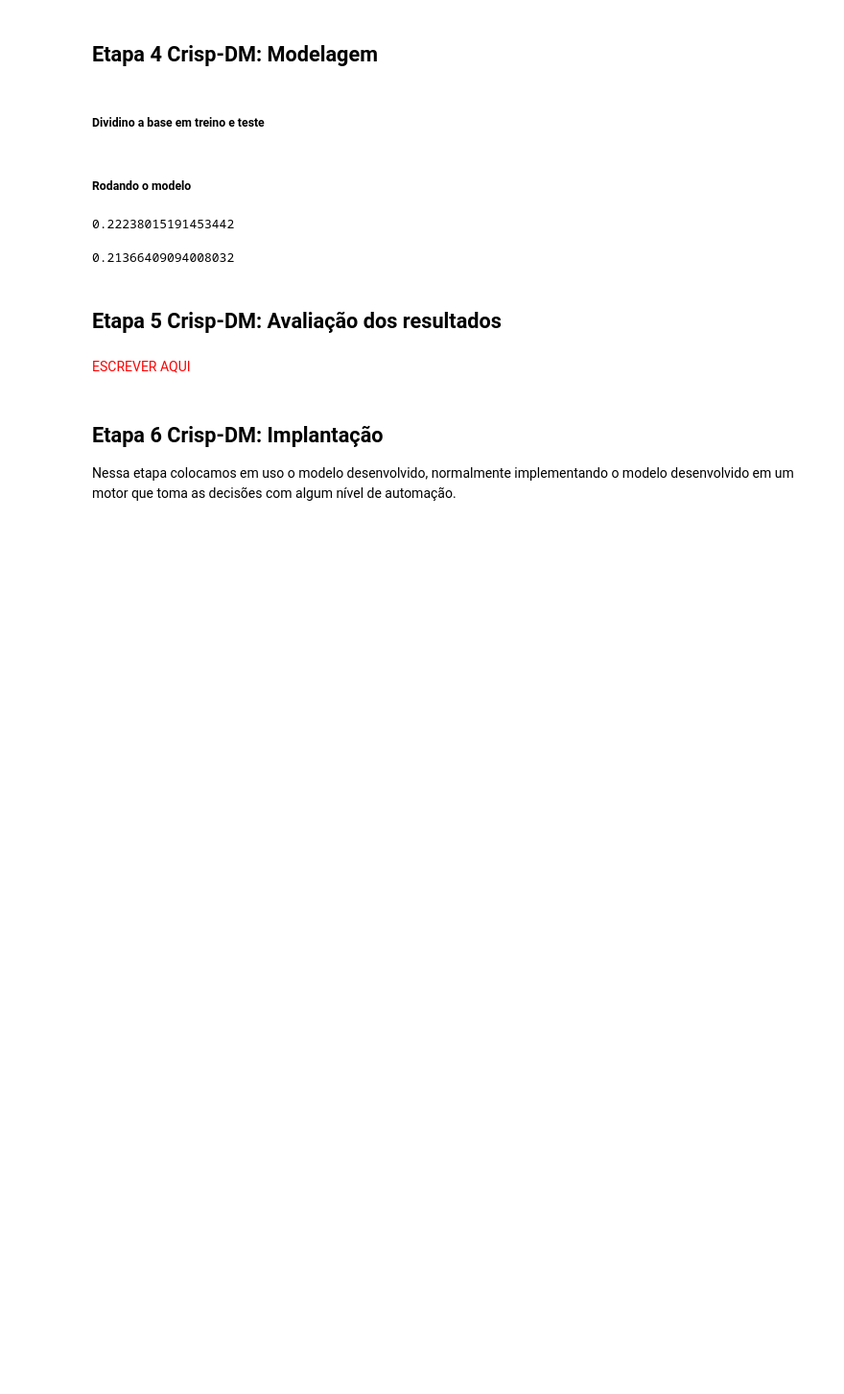
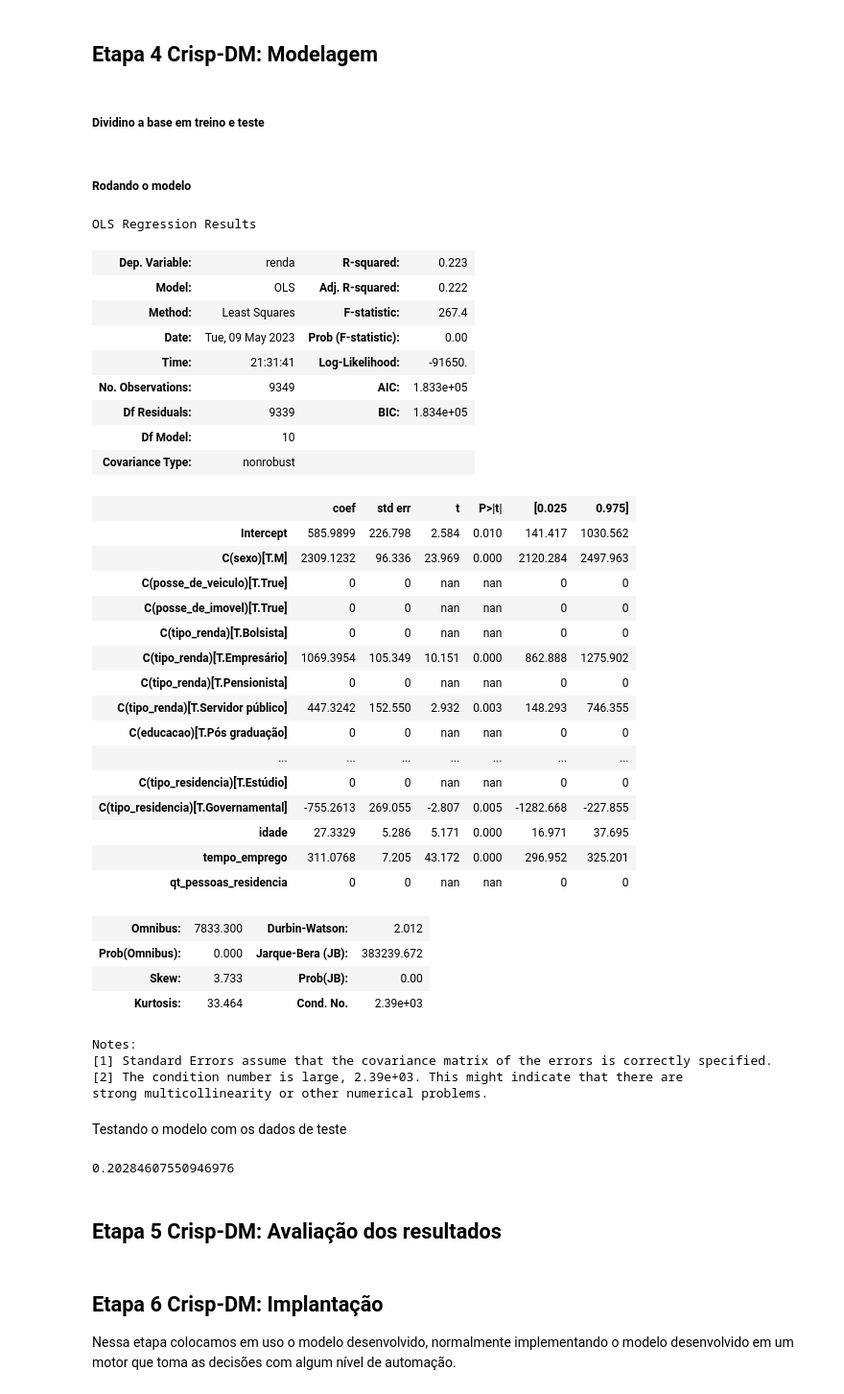
Before and after one commit to daviNGL/EBAC-projeto-previsao-de-renda, a Jupyter notebook: projeto.ipynb, the cells around one changed output. Shown at 96% size. Drawn from its saved outputs; the diff is of its cells as text; code cells hidden in the pictures; blank space fills up the shorter version.

Commit message:
Criação do modelo com o fit_regularized()

```diff
--- a/projeto.ipynb
+++ b/projeto.ipynb
@@ -391,7 +369,0 @@ def normalizar_coluna(df: pd.DataFrame, nome_coluna: str) -> pd.Series:
-# %%
-df_tratado['qtd_filhos'] = normalizar_coluna(df_tratado, 'qtd_filhos')
-df_tratado['idade'] = normalizar_coluna(df_tratado, 'idade')
-df_tratado['tempo_emprego'] = normalizar_coluna(df_tratado, 'tempo_emprego')
-df_tratado['qt_pessoas_residencia'] = normalizar_coluna(df_tratado, 'qt_pessoas_residencia')
-
-df_tratado.select_dtypes('number')
@@ -435,20 +391,58 @@ y_matriz, x_matriz = patsy.dmatrices(formula_modelo, df_tratado, return_type='da
 x_treino, x_teste, y_treino, y_teste = train_test_split(x_matriz, y_matriz, train_size=0.75)
 # %% [markdown]
 ##### Rodando o modelo
-# %%
-modelo = stm.OLS(y_treino, x_treino).fit()
-
-r2_score(y_treino, modelo.predict(x_treino))
-# %% [output]
-0.22238015191453442
+# %%
+modelo = stm.OLS(y_treino, x_treino).fit_regularized(method = 'elastic_net',
+                                                               refit = True,
+                                                               L1_wt = 1,
+                                                               alpha = 14)
+
+modelo.summary()
+# %% [output]
+OLS Regression Results
+| Dep. Variable: | renda | R-squared: | 0.223 |
+| Model: | OLS | Adj. R-squared: | 0.222 |
+| Method: | Least Squares | F-statistic: | 267.4 |
+| Date: | Tue, 09 May 2023 | Prob (F-statistic): | 0.00 |
+| Time: | 21:31:41 | Log-Likelihood: | -91650. |
+| No. Observations: | 9349 | AIC: | 1.833e+05 |
+| Df Residuals: | 9339 | BIC: | 1.834e+05 |
+| Df Model: | 10 |  |  |
+| Covariance Type: | nonrobust |  |  |
+|  | coef | std err | t | P>|t| | [0.025 | 0.975] |
+| Intercept | 585.9899 | 226.798 | 2.584 | 0.010 | 141.417 | 1030.562 |
+| C(sexo)[T.M] | 2309.1232 | 96.336 | 23.969 | 0.000 | 2120.284 | 2497.963 |
+| C(posse_de_veiculo)[T.True] | 0 | 0 | nan | nan | 0 | 0 |
+| C(posse_de_imovel)[T.True] | 0 | 0 | nan | nan | 0 | 0 |
+| C(tipo_renda)[T.Bolsista] | 0 | 0 | nan | nan | 0 | 0 |
+| C(tipo_renda)[T.Empresário] | 1069.3954 | 105.349 | 10.151 | 0.000 | 862.888 | 1275.902 |
+| C(tipo_renda)[T.Pensionista] | 0 | 0 | nan | nan | 0 | 0 |
+| C(tipo_renda)[T.Servidor público] | 447.3242 | 152.550 | 2.932 | 0.003 | 148.293 | 746.355 |
+| C(educacao)[T.Pós graduação] | 0 | 0 | nan | nan | 0 | 0 |
+| ... | ... | ... | ... | ... | ... | ... |
+| C(tipo_residencia)[T.Estúdio] | 0 | 0 | nan | nan | 0 | 0 |
+| C(tipo_residencia)[T.Governamental] | -755.2613 | 269.055 | -2.807 | 0.005 | -1282.668 | -227.855 |
+| idade | 27.3329 | 5.286 | 5.171 | 0.000 | 16.971 | 37.695 |
+| tempo_emprego | 311.0768 | 7.205 | 43.172 | 0.000 | 296.952 | 325.201 |
+| qt_pessoas_residencia | 0 | 0 | nan | nan | 0 | 0 |
+| Omnibus: | 7833.300 | Durbin-Watson: | 2.012 |
+| Prob(Omnibus): | 0.000 | Jarque-Bera (JB): | 383239.672 |
+| Skew: | 3.733 | Prob(JB): | 0.00 |
+| Kurtosis: | 33.464 | Cond. No. | 2.39e+03 |
+Notes:
+[1] Standard Errors assume that the covariance matrix of the errors is correctly specified.
+[2] The condition number is large, 2.39e+03. This might indicate that there are
+strong multicollinearity or other numerical problems.
+# %% [markdown]
+Testando o modelo com os dados de teste
 # %%
-r2_score(y_teste, modelo.predict(x_teste))
+y_previsoes = modelo.predict(x_teste)
+
+r2_score(y_teste, y_previsoes)
 # %% [output]
-0.21366409094008032
+0.20284607550946976
 # %% [markdown]
 ## Etapa 5 Crisp-DM: Avaliação dos resultados
-# %% [markdown]
-<span style="color:red">ESCREVER AQUI</span>
 # %% [markdown]
 ## Etapa 6 Crisp-DM: Implantação
 Nessa etapa colocamos em uso o modelo desenvolvido, normalmente implementando o modelo desenvolvido em um motor que toma as decisões com algum nível de automação.
```
Also changed, not shown: parts of 7 cells of this notebook, 1 other file.
